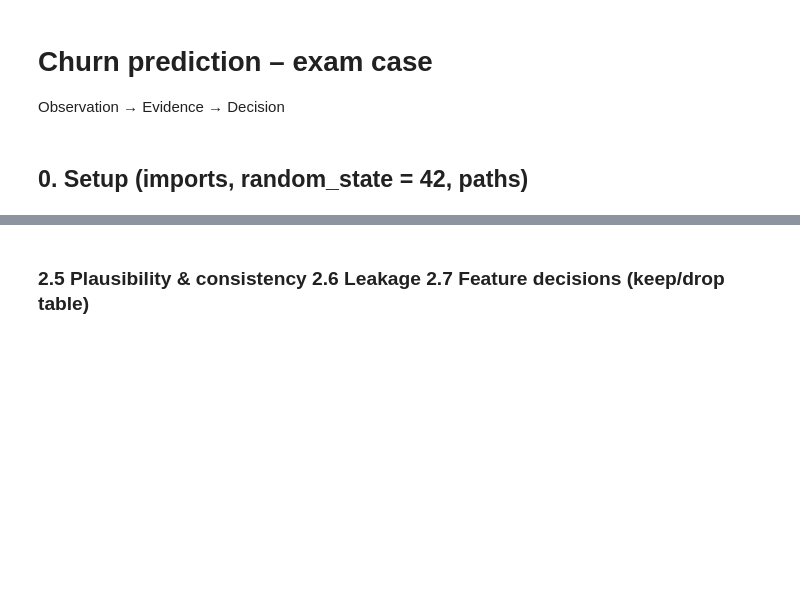
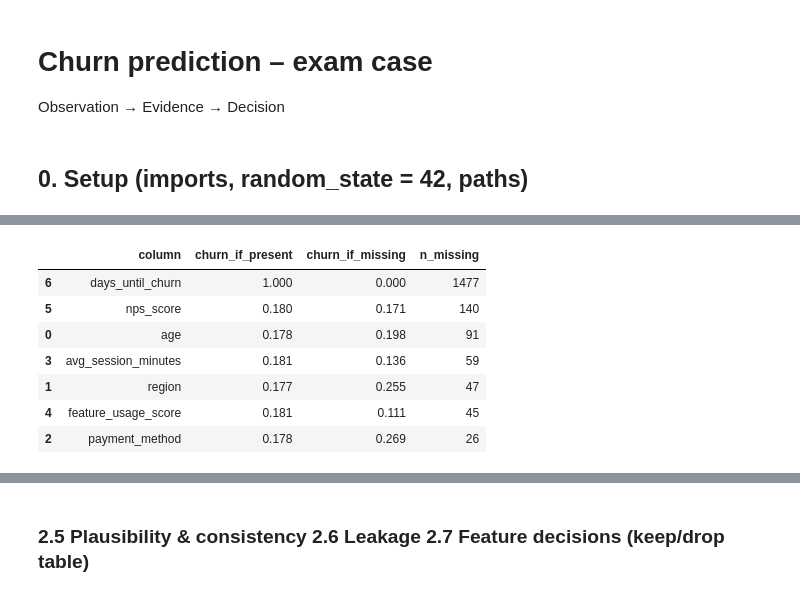
Before and after one commit to mineterkan/customer-churn-prediction, a Jupyter notebook: notebooks/churn_analysis.ipynb, the cells around one changed output, grey strips where cells are left out. Drawn from its saved outputs; the diff is of its cells as text; code cells hidden in the pictures; blank space fills up the shorter version.

```diff
--- a/notebooks/churn_analysis.ipynb
+++ b/notebooks/churn_analysis.ipynb
@@ -35,0 +142,4 @@ The result would primarily be used by the customer-success team to prioritise wh
+# %%
+df = df_raw.drop_duplicates().reset_index(drop=True)
+print("Shape after removing duplicates:", df.shape)
+print("Churn share after:", round(df[TARGET].mean(), 3))
@@ -35,0 +172,21 @@ The result would primarily be used by the customer-success team to prioritise wh
+# %%
+# Is missingness random? Compare churn rate when value is missing vs present
+rows = []
+for col in df.columns[df.isna().any()]:
+    is_missing = df[col].isna()
+    rows.append({
+        "column": col,
+        "churn_if_present": round(df.loc[~is_missing, TARGET].mean(), 3),
+        "churn_if_missing": round(df.loc[is_missing, TARGET].mean(), 3),
+        "n_missing": is_missing.sum(),
+    })
+pd.DataFrame(rows).sort_values("n_missing", ascending=False)
+# %% [output]
+|  | column | churn_if_present | churn_if_missing | n_missing |
+| 6 | days_until_churn | 1.000 | 0.000 | 1477 |
+| 5 | nps_score | 0.180 | 0.171 | 140 |
+| 0 | age | 0.178 | 0.198 | 91 |
+| 3 | avg_session_minutes | 0.181 | 0.136 | 59 |
+| 1 | region | 0.177 | 0.255 | 47 |
+| 4 | feature_usage_score | 0.181 | 0.111 | 45 |
+| 2 | payment_method | 0.178 | 0.269 | 26 |
```
Also changed, not shown: parts of 22 cells of this notebook.
